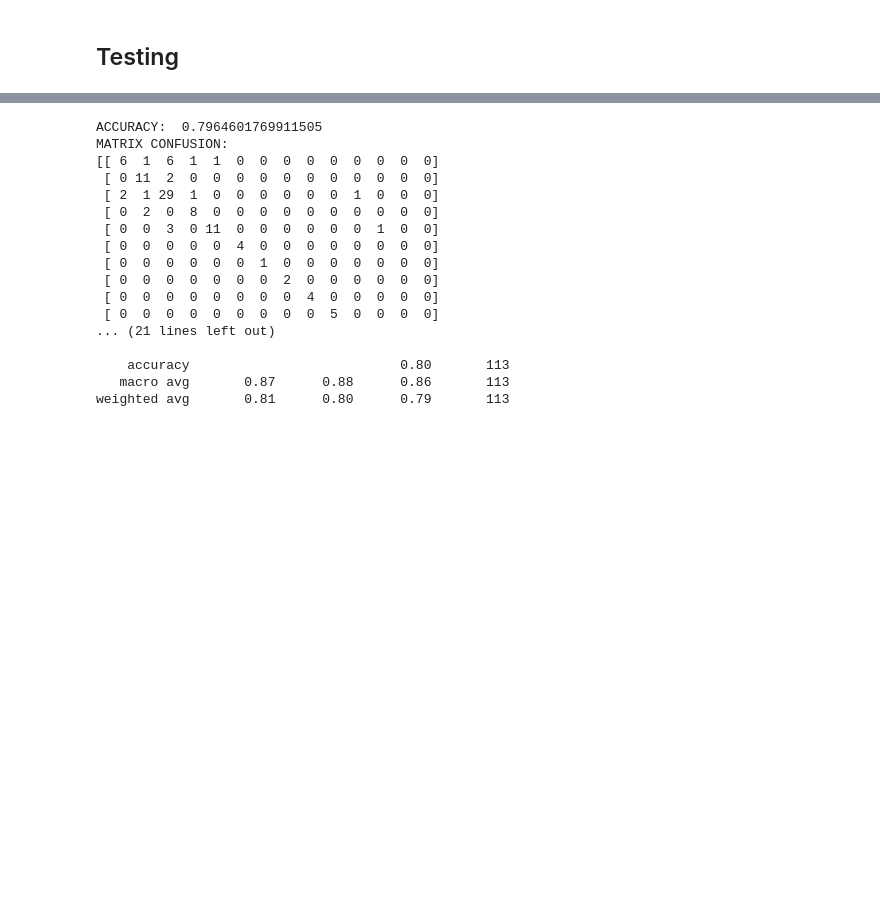
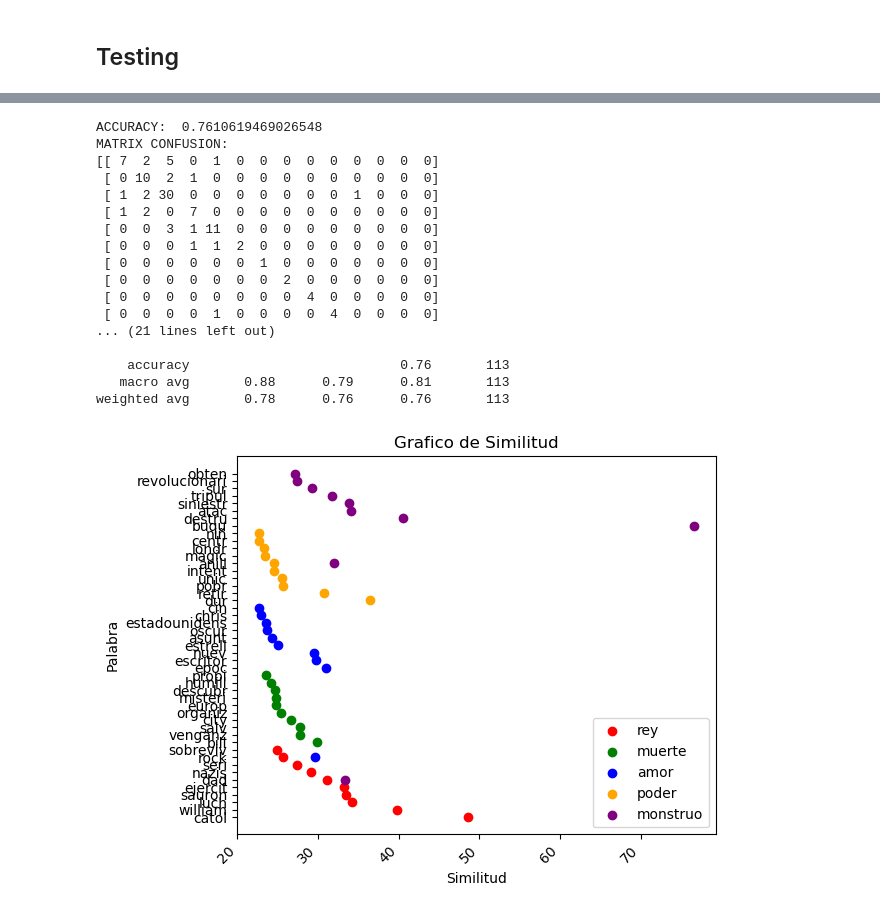
Before and after one commit to Moffinguer/IA-word2vec, a Jupyter notebook: src/trainingModel.ipynb, the cells around one changed output, grey strips where cells are left out. Saved outputs shown, nothing was run; the diff lists cells and outputs as text; code cells hidden in the pictures; blank space fills up the shorter version.

Commit message:
feat: Graficos de similitud por palabras
Signed-off-by: Moffinguer <fernandomateos.fermatgom@gmail.com>

```diff
--- a/src/trainingModel.ipynb
+++ b/src/trainingModel.ipynb
@@ -101,4 +100,26 @@ def normalize(text):
 [nltk_data]   Package punkt is already up-to-date!
+# %%
+## Display graphs comparing each word by model
+def display_bar_graph(data):
+    import matplotlib.pyplot as plt
+    import numpy as np
+    colors = ['red', 'green', 'blue', 'orange', 'purple', 'pink', 'yellow', 'brown', 'gray', 'cyan']
+
+    fig, ax = plt.subplots()
+
+    for i, (word, values) in enumerate(data.items()):
+        labels = [x[0] for x in values]
+        scores = [x[1] * 100 for x in values]
+        color = colors[i % len(colors)]
+        ax.scatter(scores, labels, color=color, label=word, marker = 'o')
+
+    ax.legend()
+    ax.set_ylabel('Palabra')
+    ax.set_xlabel('Similitud')
+    ax.set_title('Grafico de Similitud')
+    plt.xticks(rotation=45, ha='right')
+    plt.tight_layout()
+    plt.show()
 # %% [markdown]
 # Función que hace el entrenamiento de las palabras del corpus
 ### En base a los 3 tipos de modelos con los que vamos a trabajar creamos una función genérica que los abarque
@@ -247,25 +268,36 @@ weighted avg       0.84      0.81      0.80       113
 # %%
 ## Bolsa de palabras
 (model, vector, clf) = training(input_file, 'CBOW')
 predict(examples, model, vector, clf, 'CBOW', expected_output)
+
+# Gráfico
+data = {
+    'rey': model.wv.most_similar('rey'),
+    'muerte': model.wv.most_similar('muert'),
+    'amor': model.wv.most_similar('amor'),
+    'poder': model.wv.most_similar('pod'),
+    'monstruo': model.wv.most_similar('monstru')
+}
+display_bar_graph(data)
 # %% [output]
-ACCURACY:  0.7964601769911505
+ACCURACY:  0.7610619469026548
 MATRIX CONFUSION:
-[[ 6  1  6  1  1  0  0  0  0  0  0  0  0  0]
- [ 0 11  2  0  0  0  0  0  0  0  0  0  0  0]
- [ 2  1 29  1  0  0  0  0  0  0  1  0  0  0]
- [ 0  2  0  8  0  0  0  0  0  0  0  0  0  0]
- [ 0  0  3  0 11  0  0  0  0  0  0  1  0  0]
- [ 0  0  0  0  0  4  0  0  0  0  0  0  0  0]
+[[ 7  2  5  0  1  0  0  0  0  0  0  0  0  0]
+ [ 0 10  2  1  0  0  0  0  0  0  0  0  0  0]
+ [ 1  2 30  0  0  0  0  0  0  0  1  0  0  0]
+ [ 1  2  0  7  0  0  0  0  0  0  0  0  0  0]
+ [ 0  0  3  1 11  0  0  0  0  0  0  0  0  0]
+ [ 0  0  0  1  1  2  0  0  0  0  0  0  0  0]
  [ 0  0  0  0  0  0  1  0  0  0  0  0  0  0]
  [ 0  0  0  0  0  0  0  2  0  0  0  0  0  0]
  [ 0  0  0  0  0  0  0  0  4  0  0  0  0  0]
- [ 0  0  0  0  0  0  0  0  0  5  0  0  0  0]
+ [ 0  0  0  0  1  0  0  0  0  4  0  0  0  0]
 ... (21 lines left out)
 
-    accuracy                           0.80       113
-   macro avg       0.87      0.88      0.86       113
-weighted avg       0.81      0.80      0.79       113
+    accuracy                           0.76       113
+   macro avg       0.88      0.79      0.81       113
+weighted avg       0.78      0.76      0.76       113
+[figure, added]
 # %%
 print("Usamos SG:")
 ## SG
```
Also changed, not shown: parts of 3 cells of this notebook.
